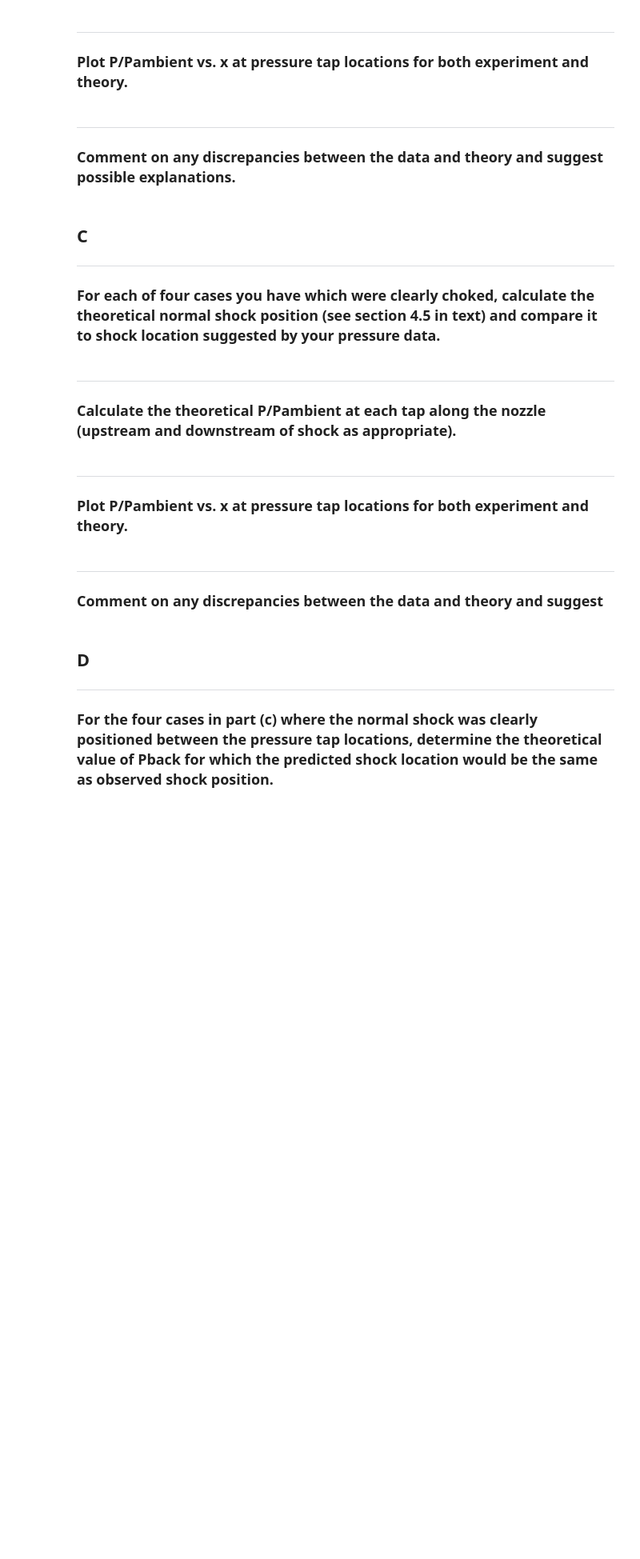
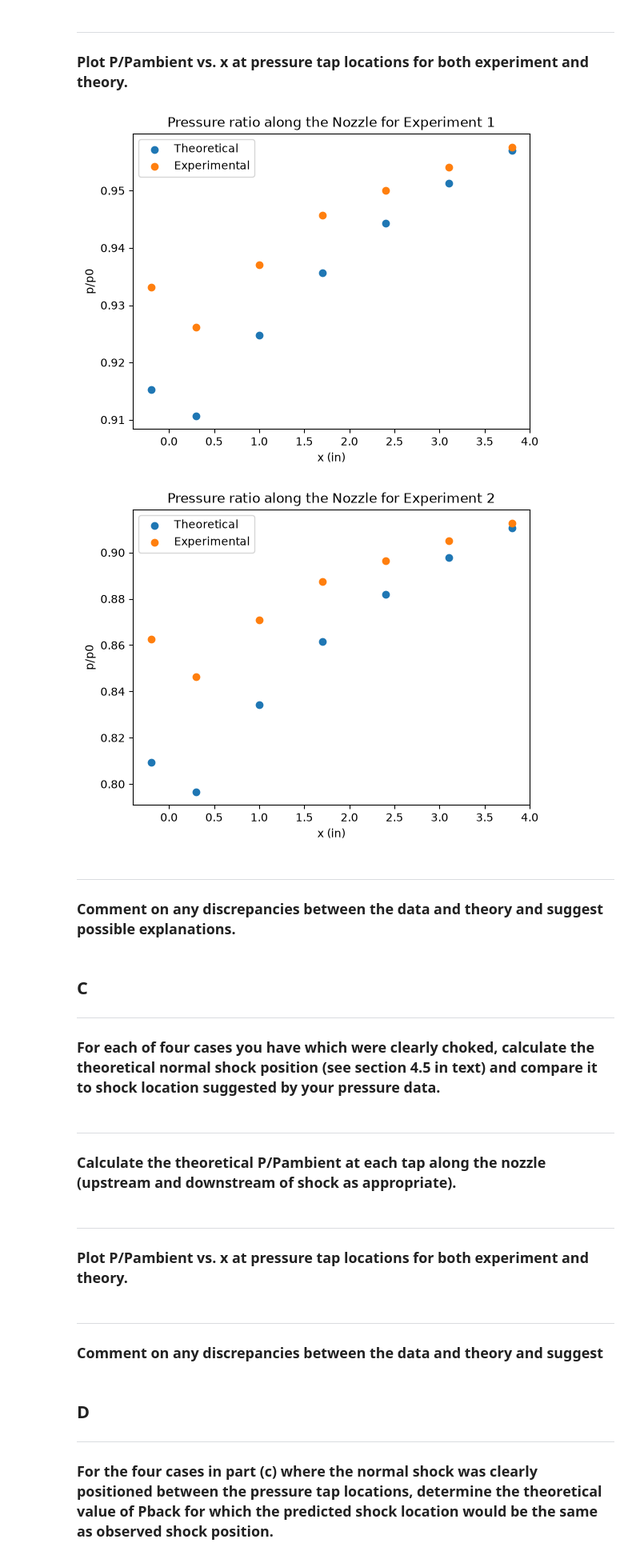
Before and after one commit to VoicefulEmu/Labs, a Jupyter notebook: Lab1/Lab1Calcs.ipynb, the cells around one changed output. Shown at 80% size. Cells and saved outputs as stored; diff of their text form; code cells hidden in the pictures; blank space fills up the shorter version.

```diff
--- a/Lab1/Lab1Calcs.ipynb
+++ b/Lab1/Lab1Calcs.ipynb
@@ -123,6 +129,16 @@ def M_from_AR(AR, supersonic=False):
     else:
         return brentq(lambda M: area_star_ratio(M) - AR, 1e-6, 0.9999)
 
+def M_from_PR(PR, g=gamma):
+    """Mach number from static-to-stagnation pressure ratio p/p0, Eq. 3.16.
+    Args:
+        PR : Static-to-stagnation pressure ratio p/p0
+        g : specific heat ratio (default is gamma)
+
+    Returns:
+        Mach number corresponding to the given pressure ratio
+    """
+    return np.sqrt(2 / (g - 1) * (PR ** (-(g - 1) / g) - 1))
 
 def shock(M1, g=gamma):  # M2, p2/p1, p02/p01
     """Calculate the properties across a normal shock.
@@ -150,7 +166,9 @@ _____
 # Calculate cross sectional areas
 A_star_1 = A_cross(0)
 A_exit = A_cross(l)
-A_taps = A_cross(X_taps)
+A_taps = A_cross(X_taps) ## note first value incorrect for converging portion of nozzle
+A_taps[0] = 0.1591 # correct for area in converging section
+
 
 print("A_exit/A_star_1: " + str(A_exit / A_star_1))
 print("Patm : " + str(P_atm) + " psi")
@@ -158,8 +176,8 @@ print("Patm : " + str(P_atm) + " psi")
 P_exit_sub = p_p0(M_from_AR(A_exit / A_star_1, supersonic=False))
 print("p/p0 at exit: " + str(P_exit_sub))
 
-# P_exit_sub = P_p0_calculator * P_atm
-# print("P_exit_sub: " + str(P_exit_sub) + " psi")
+P_exit_sub = P_exit_sub * P_atm
+print("P_exit_sub: " + str(P_exit_sub) + " psi")
 # %% [output]
 A_exit/A_star_1: 1.5000099999999996
 Patm : 12.51951546 psi
@@ -185,6 +263,25 @@ ___
 # %% [markdown]
 ___
 ### Plot P/Pambient vs. x at pressure tap locations for both experiment and theory.
+# %%
+plt.scatter(X_taps, P_ratio_taps_theory_case_1, label="Theoretical")
+plt.scatter(X_taps, case_1_P_ratio_taps_exp, label="Experimental")
+plt.xlabel("x (in)")
+plt.ylabel("p/p0")
+plt.title("Pressure ratio along the Nozzle for Experiment 1")
+plt.legend()
+plt.show()
+
+plt.scatter(X_taps, P_ratio_taps_theory_case_2, label="Theoretical")
+plt.scatter(X_taps, case_2_P_ratio_taps_exp, label="Experimental")
+plt.xlabel("x (in)")
+plt.ylabel("p/p0")
+plt.title("Pressure ratio along the Nozzle for Experiment 2")
+plt.legend()
+plt.show()
+# %% [output]
+[figure, added]
+[figure, added]
 # %% [markdown]
 ___
 ### Comment on any discrepancies between the data and theory and suggest possible explanations.
```
Also changed, not shown: parts of 3 cells of this notebook.
